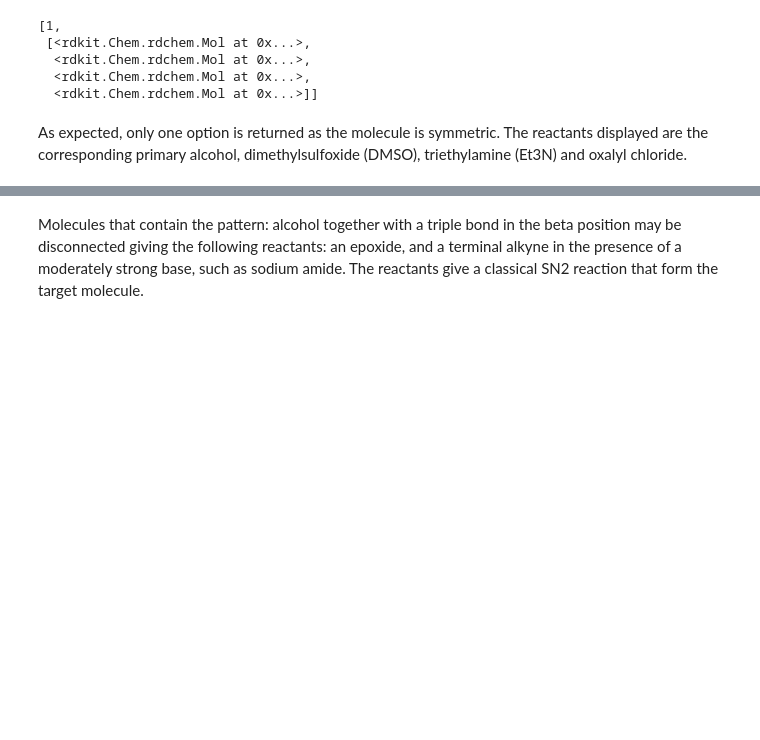
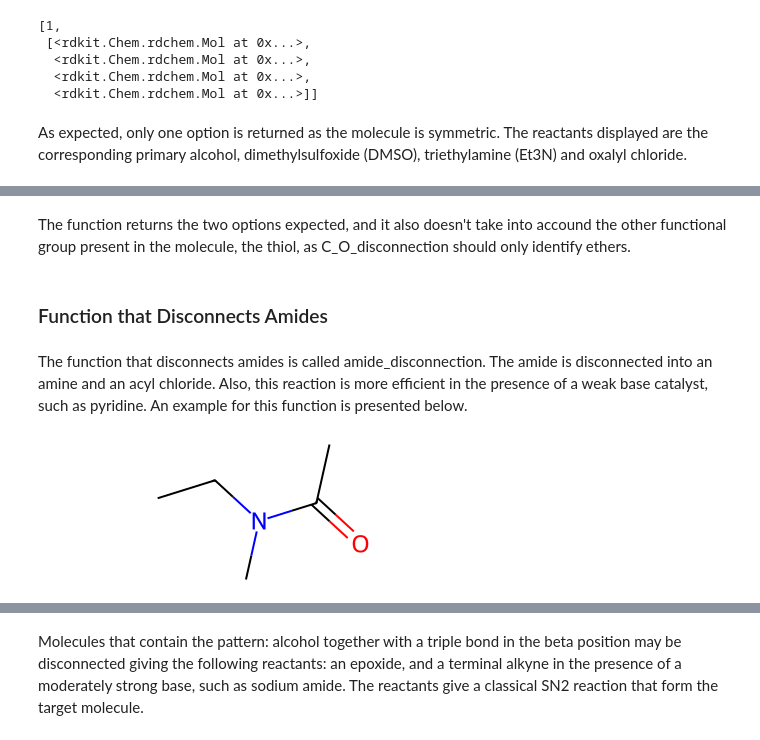
Before and after one commit to octav19/chemicalbd, a Jupyter notebook: notebooks/project_report.ipynb, the cells around one changed output, grey strips where cells are left out. Saved outputs shown, nothing was run; the diff lists cells and outputs as text; code cells hidden in the pictures; blank space fills up the shorter version.

```diff
--- a/notebooks/project_report.ipynb
+++ b/notebooks/project_report.ipynb
@@ -209,0 +299,12 @@ As expected, only one option is returned as the molecule is symmetric. The react
+# %% [markdown]
+The function returns the two options expected, and it also doesn't take into accound the other functional group present in the molecule, the thiol, as C_O_disconnection should only identify ethers.
+# %% [markdown]
+### Function that Disconnects Amides
+# %% [markdown]
+The function that disconnects amides is called amide_disconnection. The amide is disconnected into an amine and an acyl chloride. Also, this reaction is more efficient in the presence of a weak base catalyst, such as pyridine. An example for this function is presented below.
+# %%
+amide_smiles = 'CC(=O)N(CC)C' #SMILES of an amide
+amide = Chem.MolFromSmiles(amide_smiles) #The SMILES string is transformed in a Mol object
+display(amide) #The example molecule is displayed
+# %% [output]
+[figure, added]
```
Also changed, not shown: parts of 86 cells of this notebook, 2 other files.
